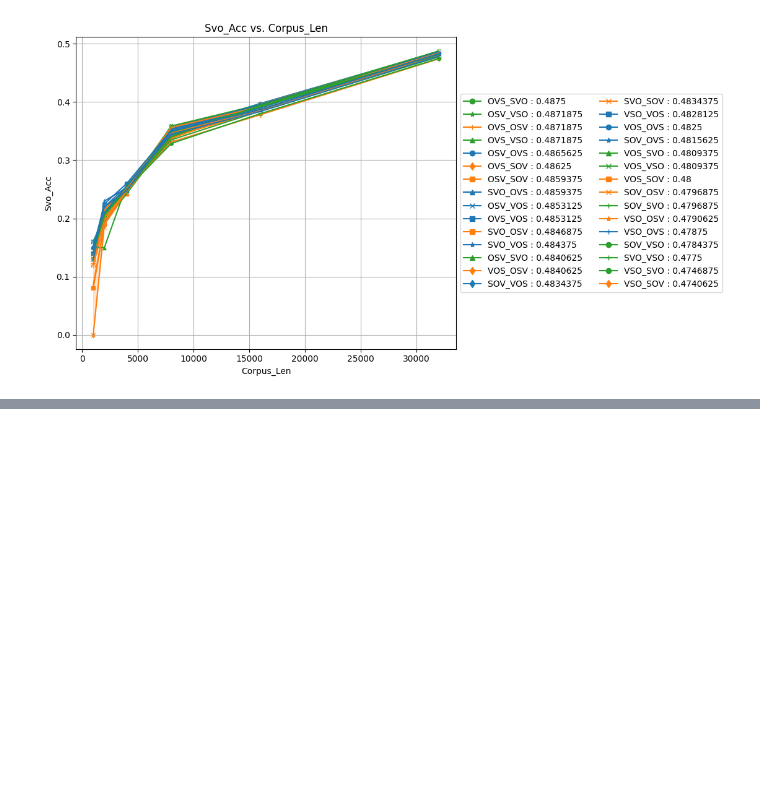
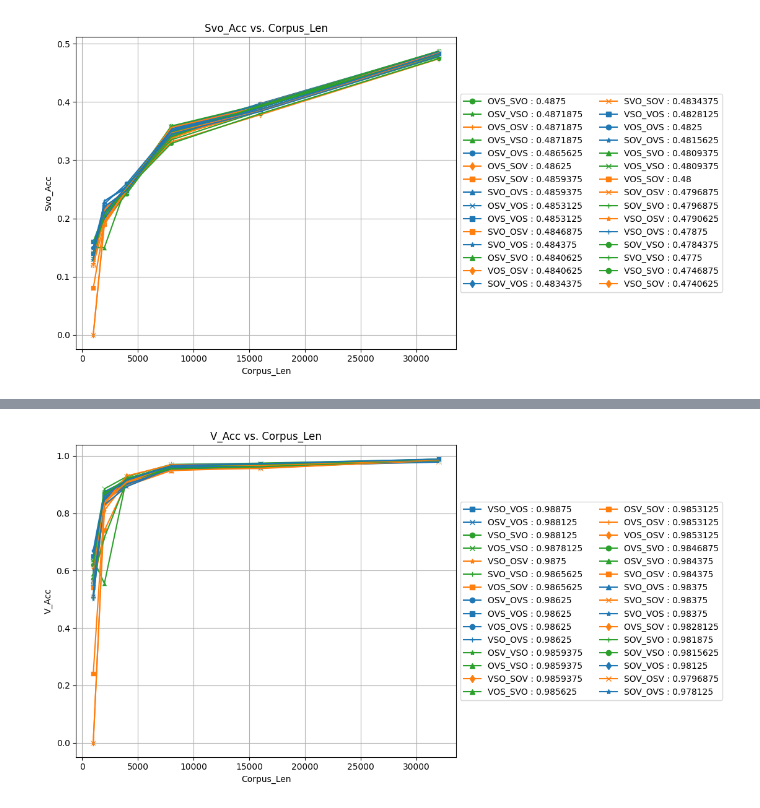
Before and after one commit to Mark-Hopkins-at-Williams/testperanto, a Jupyter notebook: experiment_pipeline/src/analysis.ipynb, the cells around one changed output, grey strips where cells are left out. Drawn from its saved outputs; the diff is of its cells as text; code cells hidden in the pictures; blank space fills up the shorter version.

```diff
--- a/experiment_pipeline/src/analysis.ipynb
+++ b/experiment_pipeline/src/analysis.ipynb
@@ -333,0 +199,5 @@ plot_scores(trained, score='o_acc', color='last')
+# %%
+plot_desc = 'Plotting v_acc vs. corpus length for SVO perm experiment. Color coded by last to show no longer trend.'
+plot_scores(trained, score='v_acc', color='last', savefig=True, filename='svo_perm_v_acc', plot_desc=plot_desc)
+# %% [output]
+[figure, added]
```
Also changed, not shown: parts of 31 cells of this notebook, 11 other files.
